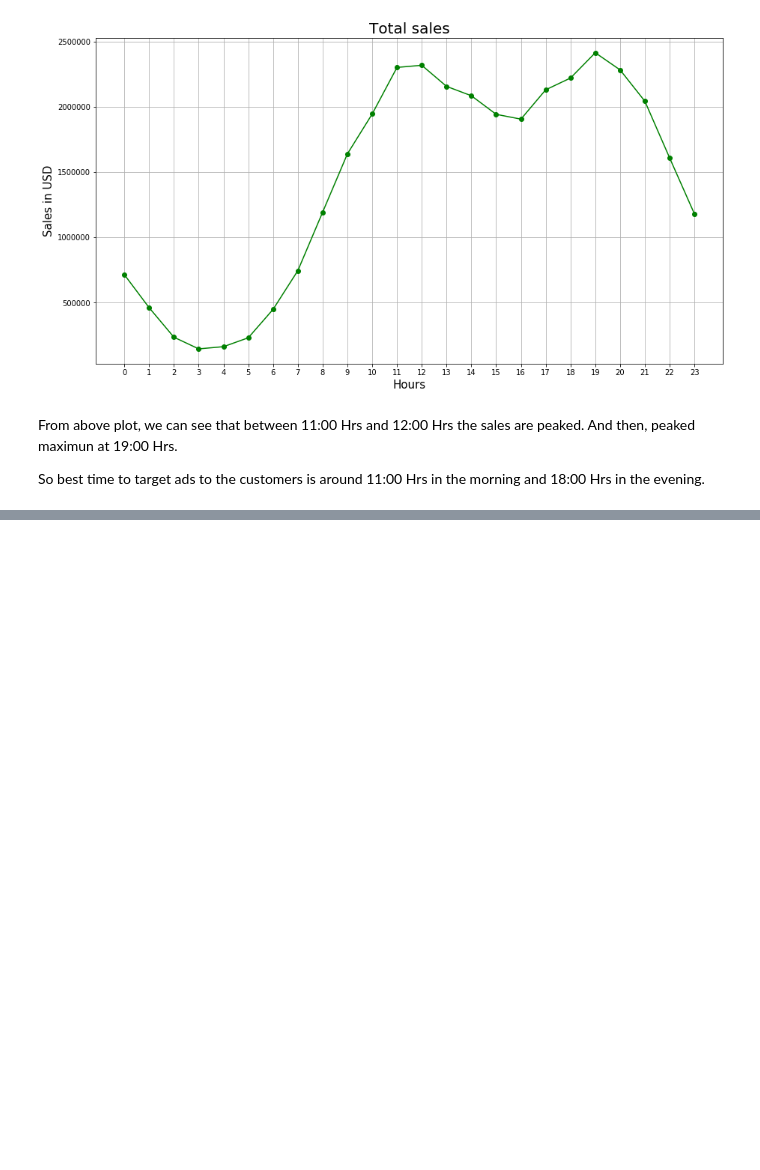
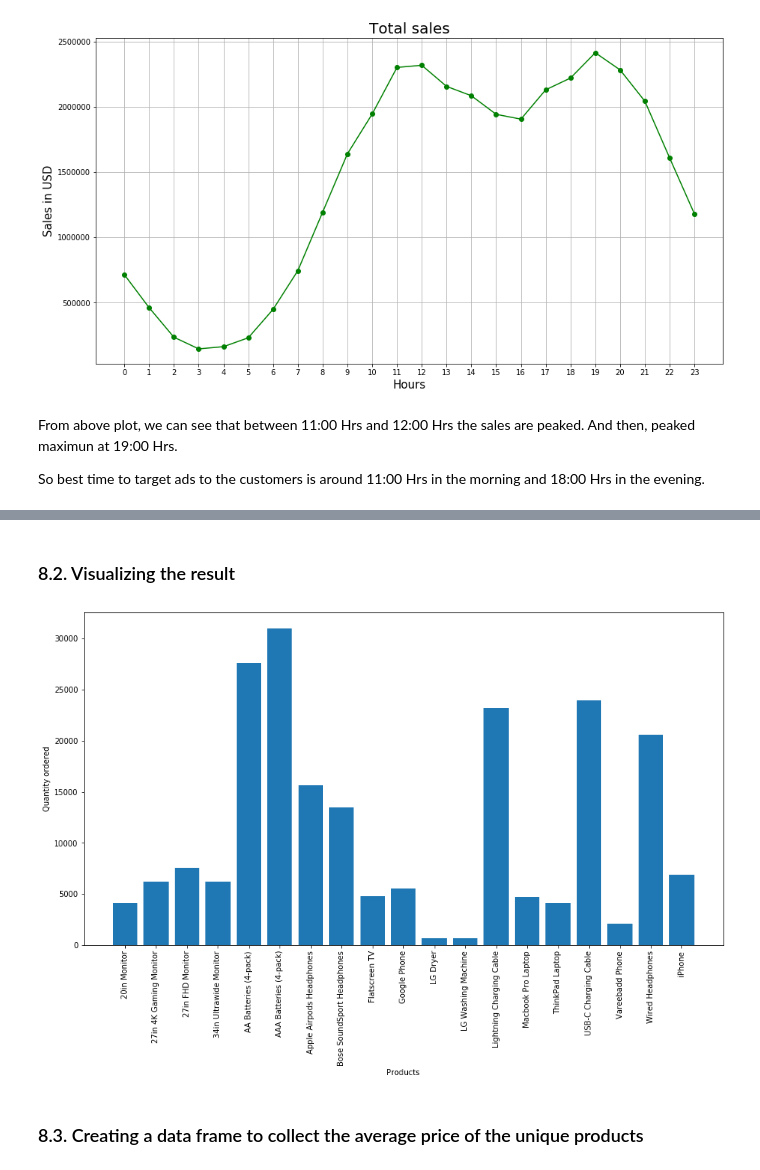
Before and after one commit to shivpalsinhrana/sales-analytics, a Jupyter notebook: Sales_Analytics.ipynb, the cells around one changed output, grey strips where cells are left out. Cells and saved outputs as stored; diff of their text form; code cells hidden in the pictures; blank space fills up the shorter version.

```diff
--- a/Sales_Analytics.ipynb
+++ b/Sales_Analytics.ipynb
@@ -432,0 +596,4 @@ So best time to target ads to the customers is around 11:00 Hrs in the morning a
+# %%
+product_sold = df.groupby('Product')
+order_quantity = product_sold.sum()['Quantity Ordered']
+order_quantity.head()
@@ -432,0 +618,15 @@ So best time to target ads to the customers is around 11:00 Hrs in the morning a
+# %% [markdown]
+### 8.2. Visualizing the result
+# %%
+products = [product for product, df in product_sold]
+
+plt.figure(figsize=(15,8))
+plt.bar(products, order_quantity)
+plt.xticks(products, rotation ='vertical')
+plt.xlabel('Products')
+plt.ylabel('Quantity ordered')
+plt.show()
+# %% [output]
+[figure, added]
+# %% [markdown]
+### 8.3. Creating a data frame to collect the average price of the unique products
```
Also changed, not shown: parts of 37 cells of this notebook.
